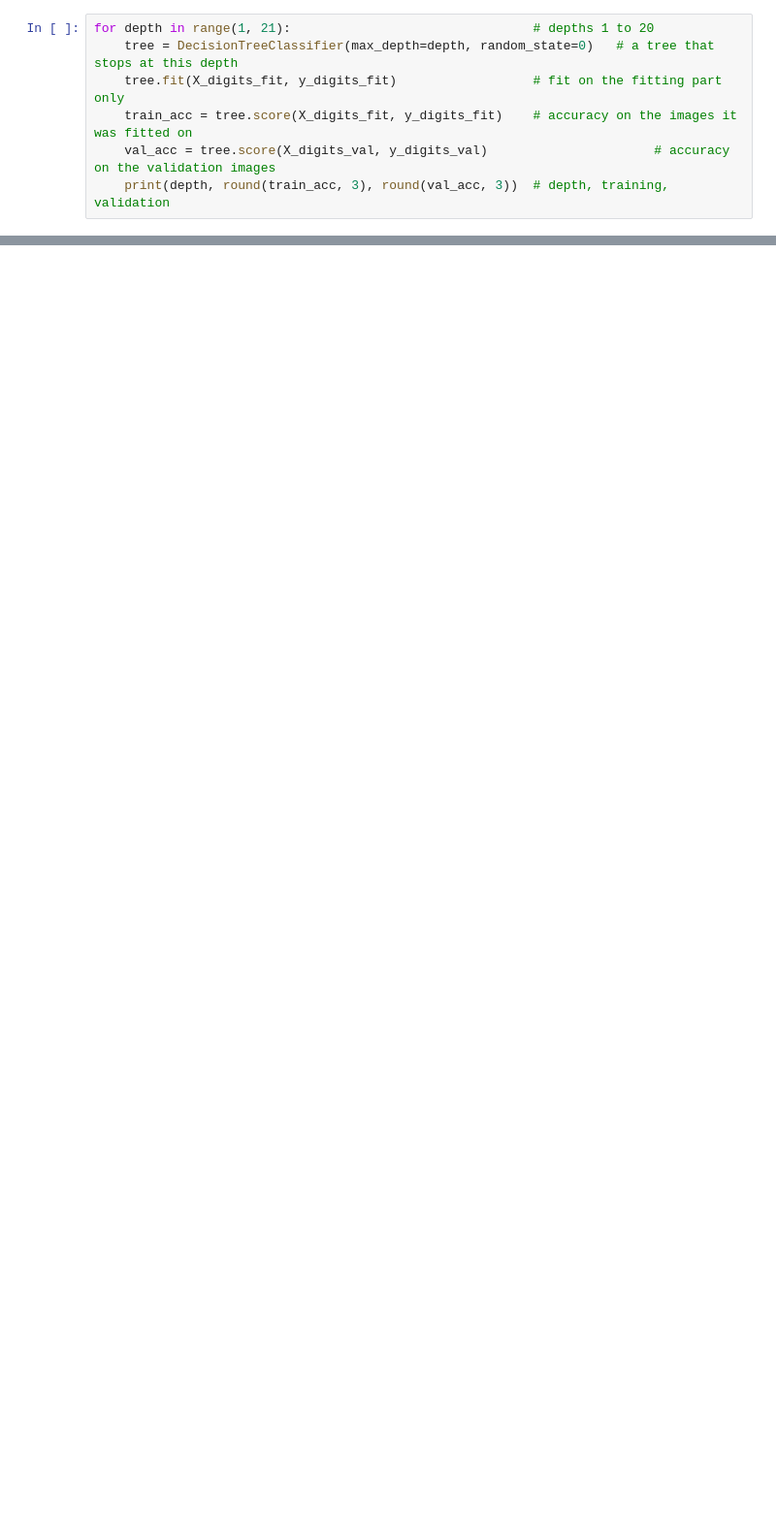
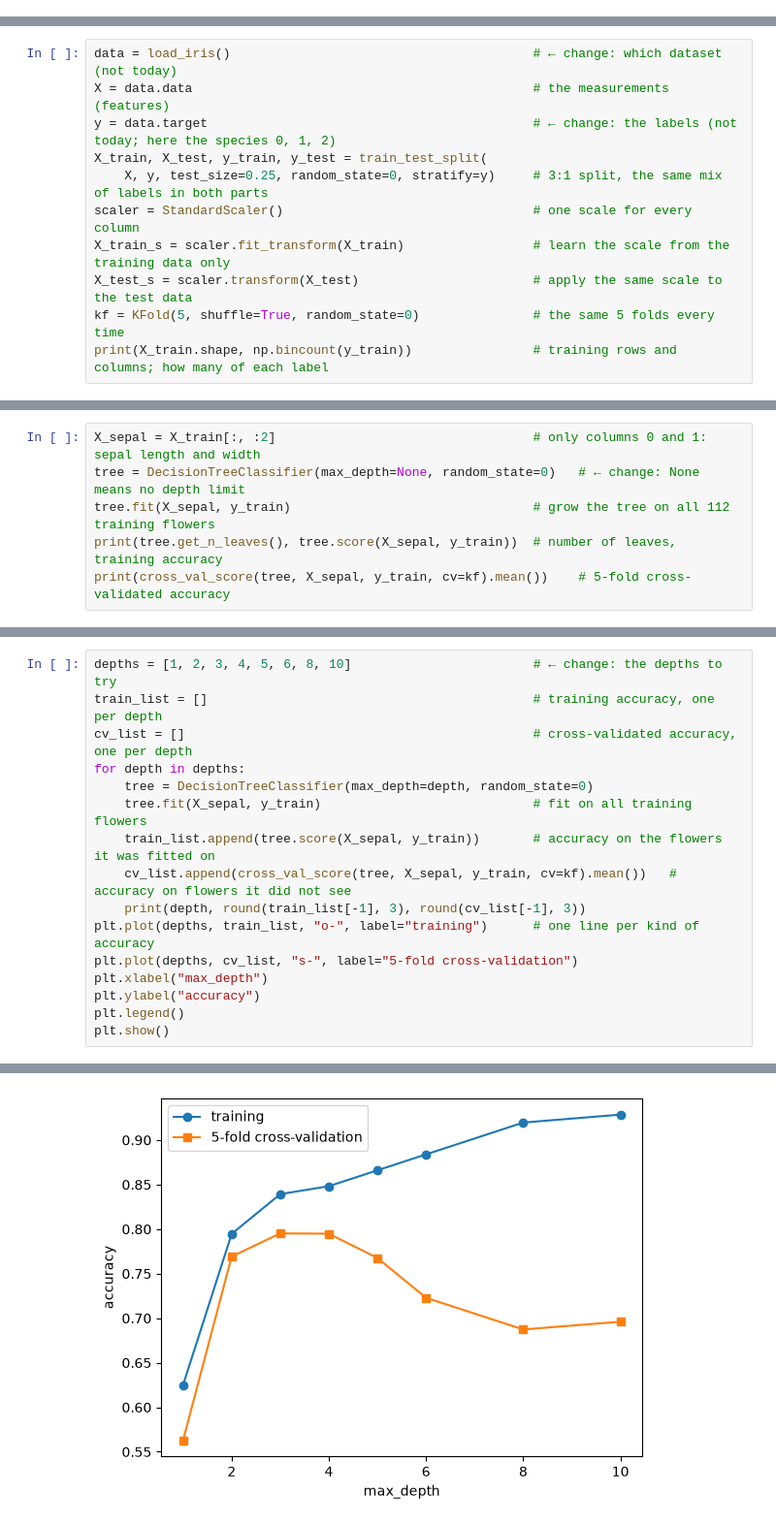
Before and after one commit to wayXing/mps311-439-course-materials, a Jupyter notebook: lecture-slids/lessons/lesson6/lab/lab_solution.ipynb, the cells around one changed output, grey strips where cells are left out. Shown at 97% size. Saved outputs shown, nothing was run; the diff lists cells and outputs as text; blank space fills up the shorter version.

Commit message:
Lesson 6 rebuilt: grow a tree, choose its depth, read it
Co-Authored-By: Claude Opus 5.5 <noreply@anthropic.com>

```diff
--- a/lecture-slids/lessons/lesson6/lab/lab_solution.ipynb
+++ b/lecture-slids/lessons/lesson6/lab/lab_solution.ipynb
@@ -85,7 +0,0 @@ print(len(y_digits_fit), len(y_digits_val), len(y_digits_test))   # fitting part
-# %%
-for depth in range(1, 21):                                # depths 1 to 20
-    tree = DecisionTreeClassifier(max_depth=depth, random_state=0)   # a tree that stops at this depth
-    tree.fit(X_digits_fit, y_digits_fit)                  # fit on the fitting part only
-    train_acc = tree.score(X_digits_fit, y_digits_fit)    # accuracy on the images it was fitted on
-    val_acc = tree.score(X_digits_val, y_digits_val)                      # accuracy on the validation images
-    print(depth, round(train_acc, 3), round(val_acc, 3))  # depth, training, validation
@@ -312,0 +29,11 @@ random forest, validation accuracy: 0.937
+# %%
+data = load_iris()                                        # ← change: which dataset (not today)
+X = data.data                                             # the measurements (features)
+y = data.target                                           # ← change: the labels (not today; here the species 0, 1, 2)
+X_train, X_test, y_train, y_test = train_test_split(
+    X, y, test_size=0.25, random_state=0, stratify=y)     # 3:1 split, the same mix of labels in both parts
+scaler = StandardScaler()                                 # one scale for every column
+X_train_s = scaler.fit_transform(X_train)                 # learn the scale from the training data only
+X_test_s = scaler.transform(X_test)                       # apply the same scale to the test data
+kf = KFold(5, shuffle=True, random_state=0)               # the same 5 folds every time
+print(X_train.shape, np.bincount(y_train))                # training rows and columns; how many of each label
@@ -312,0 +53,6 @@ random forest, validation accuracy: 0.937
+# %%
+X_sepal = X_train[:, :2]                                  # only columns 0 and 1: sepal length and width
+tree = DecisionTreeClassifier(max_depth=None, random_state=0)   # ← change: None means no depth limit
+tree.fit(X_sepal, y_train)                                # grow the tree on all 112 training flowers
+print(tree.get_n_leaves(), tree.score(X_sepal, y_train))  # number of leaves, training accuracy
+print(cross_val_score(tree, X_sepal, y_train, cv=kf).mean())    # 5-fold cross-validated accuracy
@@ -312,0 +64,17 @@ random forest, validation accuracy: 0.937
+# %%
+depths = [1, 2, 3, 4, 5, 6, 8, 10]                        # ← change: the depths to try
+train_list = []                                           # training accuracy, one per depth
+cv_list = []                                              # cross-validated accuracy, one per depth
+for depth in depths:
+    tree = DecisionTreeClassifier(max_depth=depth, random_state=0)
+    tree.fit(X_sepal, y_train)                            # fit on all training flowers
+    train_list.append(tree.score(X_sepal, y_train))       # accuracy on the flowers it was fitted on
+    cv_list.append(cross_val_score(tree, X_sepal, y_train, cv=kf).mean())   # accuracy on flowers it did not see
+    print(depth, round(train_list[-1], 3), round(cv_list[-1], 3))
+plt.plot(depths, train_list, "o-", label="training")      # one line per kind of accuracy
+plt.plot(depths, cv_list, "s-", label="5-fold cross-validation")
+plt.xlabel("max_depth")
+plt.ylabel("accuracy")
+plt.legend()
+plt.show()
+# %% [output]
@@ -312,0 +89 @@ random forest, validation accuracy: 0.937
+[figure, added]
```
Also changed, not shown: parts of 78 cells of this notebook, 49 other files.
